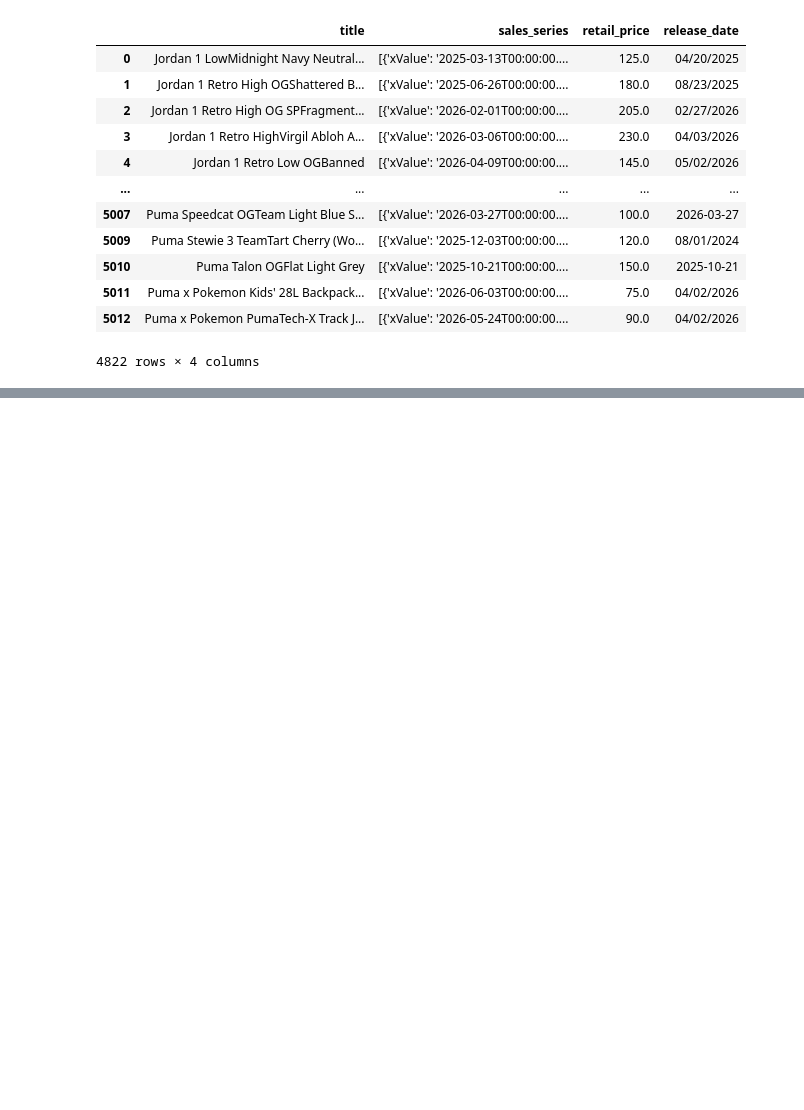
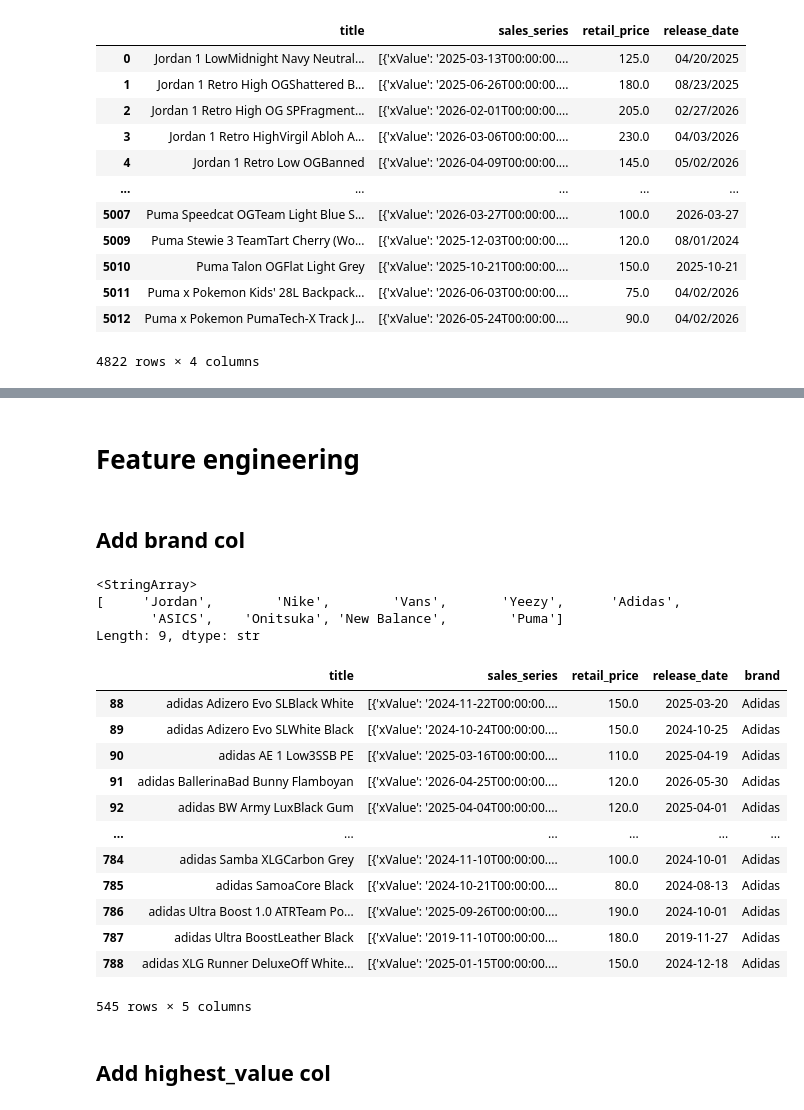
Before and after one commit to juanpablocarrillohortua/StockX_Project, a Jupyter notebook: notebooks/Data_Cleaning.ipynb, the cells around one changed output, grey strips where cells are left out. Saved outputs shown, nothing was run; the diff lists cells and outputs as text; code cells hidden in the pictures; blank space fills up the shorter version.

```diff
--- a/EDA_Notebook.ipynb
+++ b/notebooks/Data_Cleaning.ipynb
@@ -10,5 +11,5 @@ import datetime
 # %%
-data_path = Path('data')/Path('sneakers_data.json')
+data_path =Path('..')/ Path('data')/Path('sneakers_data.json')
 # %%
 with open(data_path, 'r', encoding='utf-8') as f:
     data = json.load(f)
@@ -337,0 +355,2 @@ df = df_limpio
+# %%
+df['release_date'] = pd.to_datetime(df['release_date'], format='mixed')
@@ -337,0 +393,43 @@ df = df_limpio
+# %%
+df = df.drop_duplicates(subset=['title'], keep='first')
+# %% [markdown]
+# Feature engineering
+# %% [markdown]
+## Add brand col
+# %%
+marcas = ['ASICS', 'Puma', 'Nike', 'New Balance', 'Adidas', 'Jordan', 'Vans', 'Onitsuka']
+patron_regex = f"({'|'.join(marcas)})"
+
+
+df['brand'] = df['title'].str.extract(patron_regex, flags=re.IGNORECASE)
+
+mapeo_marcas = {marca.lower(): marca for marca in marcas}
+df['brand'] = df['brand'].str.lower().map(mapeo_marcas)
+
+es_yeezy = df['title'].str.contains(r'yeezy|yzy', case=False, na=False, regex=True)
+df.loc[es_yeezy, 'brand'] = 'Yeezy'
+
+print(df['brand'].unique())
+# %% [output]
+<StringArray>
+[     'Jordan',        'Nike',        'Vans',       'Yeezy',      'Adidas',
+       'ASICS',    'Onitsuka', 'New Balance',        'Puma']
+Length: 9, dtype: str
+# %%
+df[df['brand'] == 'Adidas']
+# %% [output]
+|  | title | sales_series | retail_price | release_date | brand |
+| 88 | adidas Adizero Evo SLBlack White | [{'xValue': '2024-11-22T00:00:00.... | 150.0 | 2025-03-20 | Adidas |
+| 89 | adidas Adizero Evo SLWhite Black | [{'xValue': '2024-10-24T00:00:00.... | 150.0 | 2024-10-25 | Adidas |
+| 90 | adidas AE 1 Low3SSB PE | [{'xValue': '2025-03-16T00:00:00.... | 110.0 | 2025-04-19 | Adidas |
+| 91 | adidas BallerinaBad Bunny Flamboyan | [{'xValue': '2026-04-25T00:00:00.... | 120.0 | 2026-05-30 | Adidas |
+| 92 | adidas BW Army LuxBlack Gum | [{'xValue': '2025-04-04T00:00:00.... | 120.0 | 2025-04-01 | Adidas |
+| ... | ... | ... | ... | ... | ... |
+| 784 | adidas Samba XLGCarbon Grey | [{'xValue': '2024-11-10T00:00:00.... | 100.0 | 2024-10-01 | Adidas |
+| 785 | adidas SamoaCore Black | [{'xValue': '2024-10-21T00:00:00.... | 80.0 | 2024-08-13 | Adidas |
+| 786 | adidas Ultra Boost 1.0 ATRTeam Po... | [{'xValue': '2025-09-26T00:00:00.... | 190.0 | 2024-10-01 | Adidas |
+| 787 | adidas Ultra BoostLeather Black | [{'xValue': '2019-11-10T00:00:00.... | 180.0 | 2019-11-27 | Adidas |
+| 788 | adidas XLG Runner DeluxeOff White... | [{'xValue': '2025-01-15T00:00:00.... | 150.0 | 2024-12-18 | Adidas |
+545 rows × 5 columns
+# %% [markdown]
+## Add highest_value col
```
Also changed, not shown: parts of 15 cells of this notebook.
